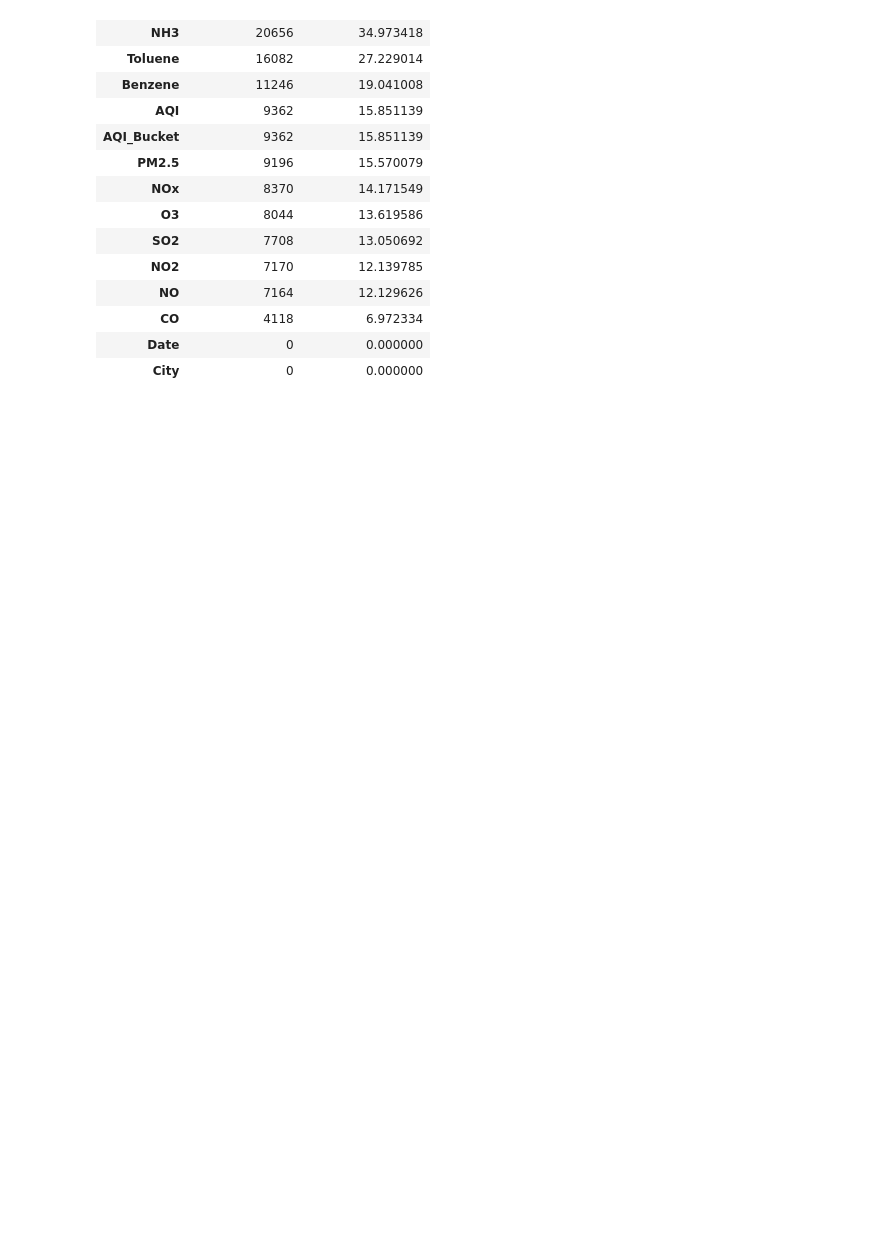
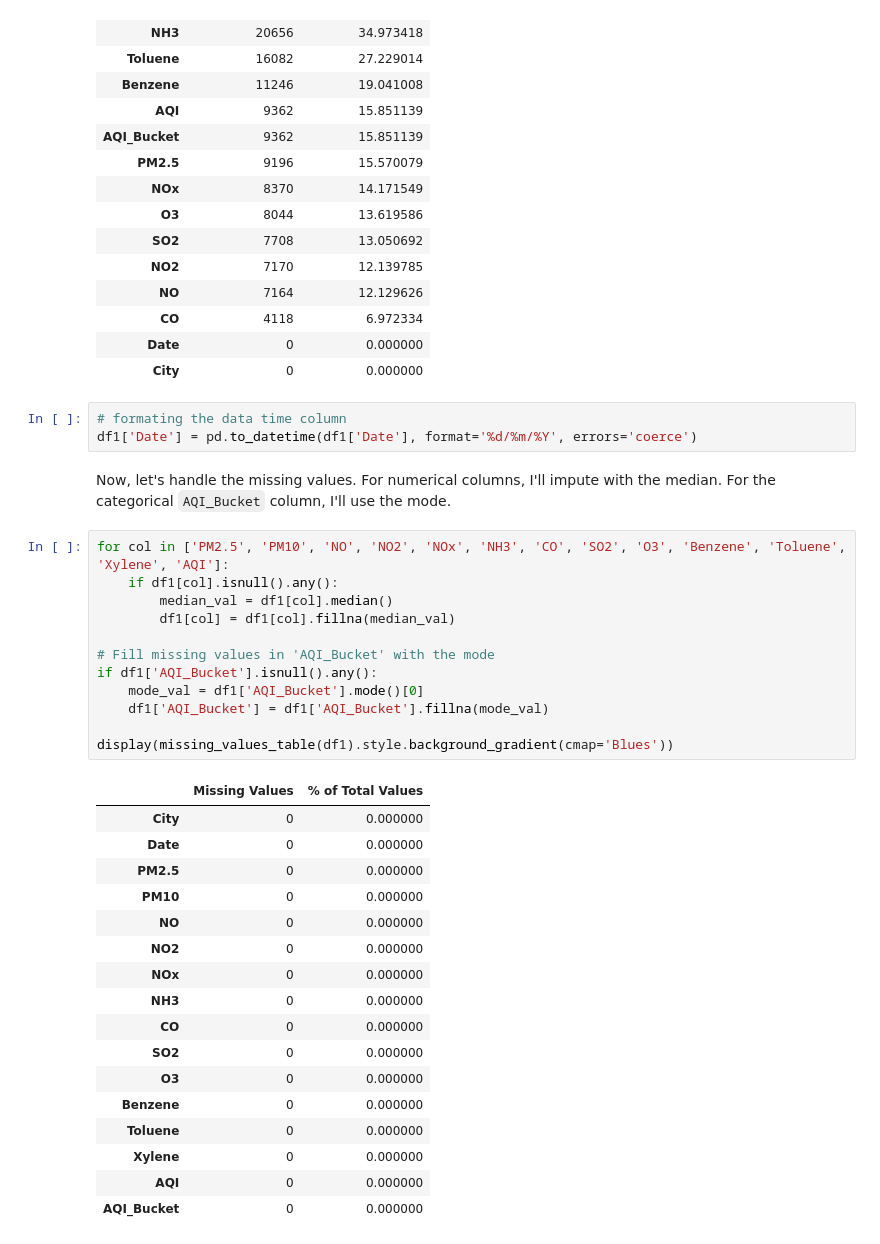
Before and after one commit to leusam12/Programming-for-data-analysis-CMP7005_S1_25, a Jupyter notebook: ASSESMENT_FOR_PROGRAMING_FOR_DATA.ipynb, the cells around one changed output. Cells and saved outputs as stored; diff of their text form; blank space fills up the shorter version.

Commit message:
formatted the datetime column and fixed the missing values

```diff
--- a/ASSESMENT_FOR_PROGRAMING_FOR_DATA.ipynb
+++ b/ASSESMENT_FOR_PROGRAMING_FOR_DATA.ipynb
@@ -186,3 +186,38 @@ display(missing_values.style.background_gradient(cmap='Blues'))
 | CO | 4118 | 6.972334 |
 | Date | 0 | 0.000000 |
 | City | 0 | 0.000000 |
+# %%
+# formating the data time column
+df1['Date'] = pd.to_datetime(df1['Date'], format='%d/%m/%Y', errors='coerce')
+# %% [markdown]
+Now, let's handle the missing values. For numerical columns, I'll impute with the median. For the categorical `AQI_Bucket` column, I'll use the mode.
+# %%
+for col in ['PM2.5', 'PM10', 'NO', 'NO2', 'NOx', 'NH3', 'CO', 'SO2', 'O3', 'Benzene', 'Toluene', 'Xylene', 'AQI']:
+    if df1[col].isnull().any():
+        median_val = df1[col].median()
+        df1[col] = df1[col].fillna(median_val)
+
+# Fill missing values in 'AQI_Bucket' with the mode
+if df1['AQI_Bucket'].isnull().any():
+    mode_val = df1['AQI_Bucket'].mode()[0]
+    df1['AQI_Bucket'] = df1['AQI_Bucket'].fillna(mode_val)
+
+display(missing_values_table(df1).style.background_gradient(cmap='Blues'))
+# %% [output]
+|  | Missing Values | % of Total Values |
+| City | 0 | 0.000000 |
+| Date | 0 | 0.000000 |
+| PM2.5 | 0 | 0.000000 |
+| PM10 | 0 | 0.000000 |
+| NO | 0 | 0.000000 |
+| NO2 | 0 | 0.000000 |
+| NOx | 0 | 0.000000 |
+| NH3 | 0 | 0.000000 |
+| CO | 0 | 0.000000 |
+| SO2 | 0 | 0.000000 |
+| O3 | 0 | 0.000000 |
+| Benzene | 0 | 0.000000 |
+| Toluene | 0 | 0.000000 |
+| Xylene | 0 | 0.000000 |
+| AQI | 0 | 0.000000 |
+| AQI_Bucket | 0 | 0.000000 |
```
